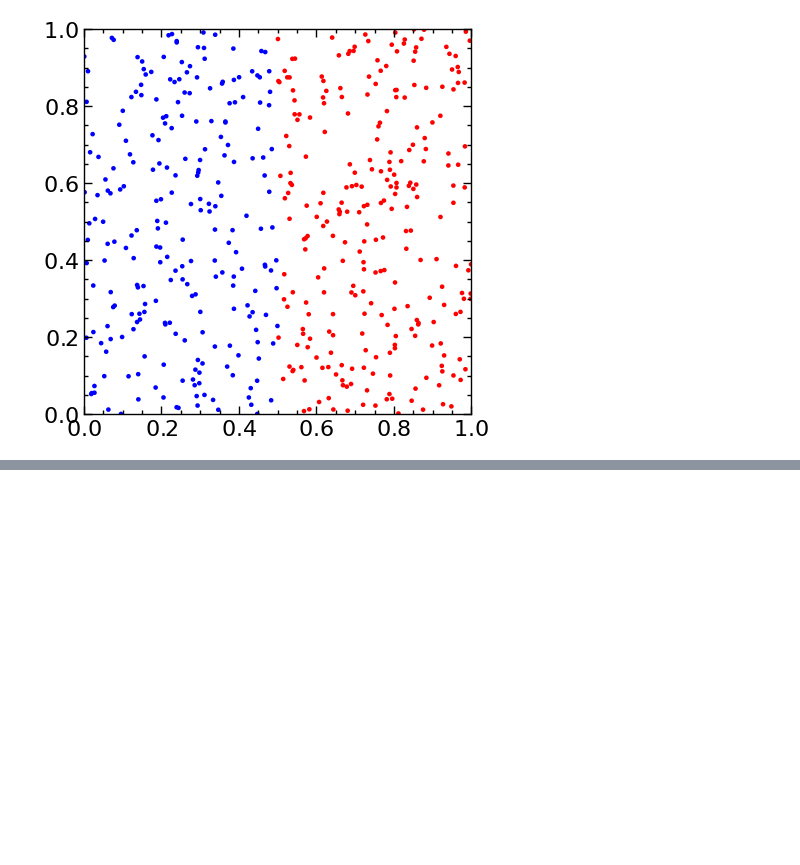
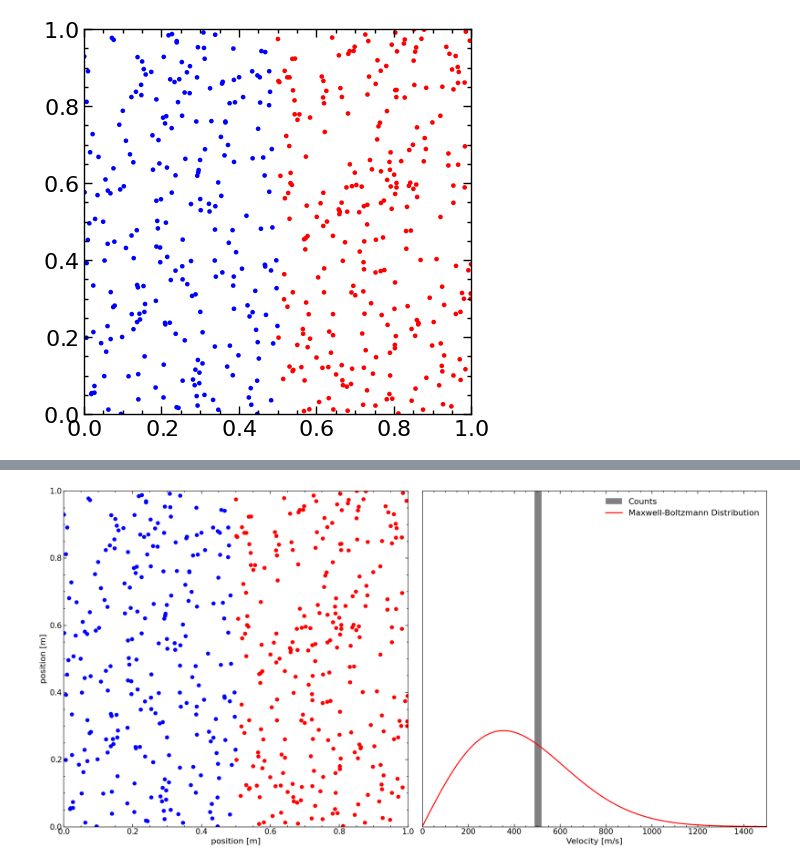
Before and after one commit to Chinnasf/Physics, a Jupyter notebook: GPU Code/Boltzmann Distribution | Non-GPU.ipynb, the cells around one changed output, grey strips where cells are left out. Cells and saved outputs as stored; diff of their text form; code cells hidden in the pictures; blank space fills up the shorter version.

```diff
--- a/GPU Code/Boltzmann Distribution | Non-GPU.ipynb
+++ b/GPU Code/Boltzmann Distribution | Non-GPU.ipynb
@@ -288,0 +318,37 @@ ani.save('collision_500_bigrad_particles.gif', writer='pillow', fps=30,dpi=100)
+# %%
+fig, axes = plt.subplots(1, 2, figsize=(20,10))
+
+def animate(i):
+    [ax.clear() for ax in axes]
+    # Figure on the left
+    ax = axes[0]
+    xred, yred   = R[i][0][right_xbool],  R[i][1][right_xbool]
+    xblue, yblue = R[i][0][left_xbool], R[i][1][left_xbool]
+    circles_red  = [plt.Circle((xi, yi), radius=4*radius, linewidth=0) for xi,yi in zip(xred,yred)]
+    circles_blue = [plt.Circle((xi, yi), radius=4*radius, linewidth=0) for xi,yi in zip(xblue,yblue)]
+    cred = matplotlib.collections.PatchCollection(circles_red, facecolors='red')
+    cblue = matplotlib.collections.PatchCollection(circles_blue, facecolors='blue')
+    ax.add_collection(cred)
+    ax.add_collection(cblue)
+    ax.set_xlabel('position [m]')
+    ax.set_ylabel('position [m]')
+    ax.set_xlim(0,1)
+    ax.set_ylim(0,1)
+    ax.tick_params(axis='x', labelsize=15)
+    ax.tick_params(axis='y', labelsize=15)
+    # Figure on the right
+    ax = axes[1]
+    ax.hist(np.sqrt(np.sum(V[i]**2, axis=0)), bins=bins, density=True, color="gray", label="Counts")
+    ax.plot(v_,f_v, color="red", label = "Maxwell-Boltzmann Distribution")
+    ax.set_xlabel('Velocity [m/s]')
+    ax.set_yticks([])
+    ax.set_xlim(0,1500)
+    ax.set_ylim(0,0.006)
+    ax.tick_params(axis='x', labelsize=15)
+    ax.legend()
+    fig.tight_layout()
+
+ani = animation.FuncAnimation(fig, animate, frames=500, interval=50)
+ani.save('collisions_and_dist_500_particles.gif', writer='pillow',fps=27,dpi=100)
+# %% [output]
+[figure, added]
```
Also changed, not shown: parts of 3 cells of this notebook, 1 other file.
